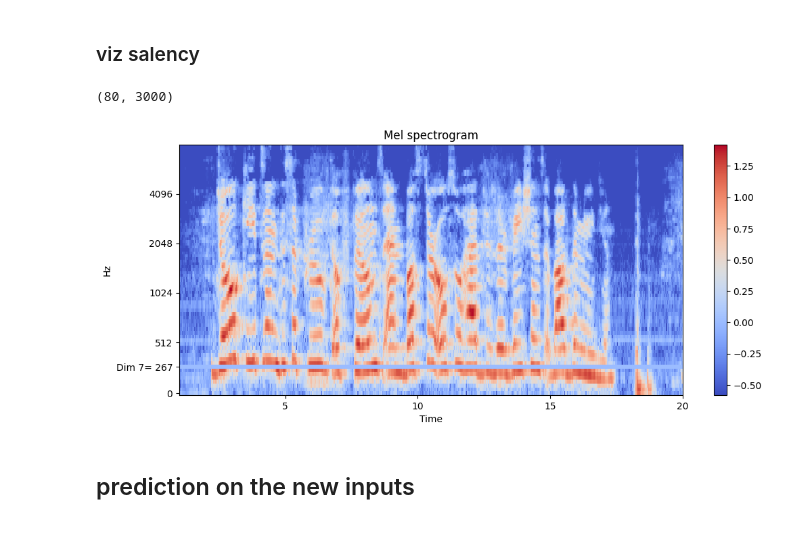
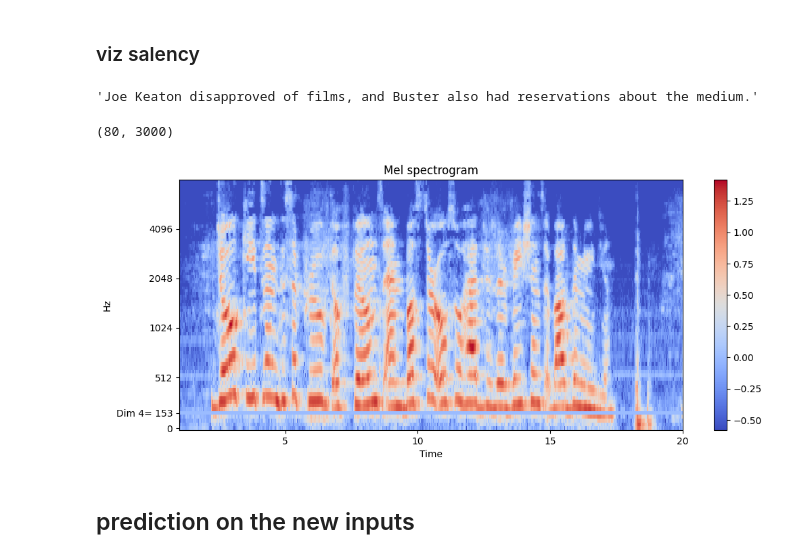
Before and after one commit to diegoquezadac/BATS, a Jupyter notebook: inference.ipynb, the cells around one changed output. Drawn from its saved outputs; the diff is of its cells as text; code cells hidden in the pictures.

```diff
--- a/inference.ipynb
+++ b/inference.ipynb
@@ -289,7 +289,7 @@ def map_to_pred_with_saliency(batch):
     return batch
 # %%
 # Define la dimensión que quieres anular
-dim_to_zero_out = 7  # dimension a eliminar [0,79]
+dim_to_zero_out = 4  # dimension a eliminar [0,79]
 
 # Llama a .map() con el nuevo parámetro usando fn_kwargs
 cv_ds_saliency_prep = cv_ds_saliency.map(apply_processor, fn_kwargs={'dim_selected': dim_to_zero_out, 'saliency': True})
@@ -306,4 +306,8 @@ Saliency Array: [0. 0. 0. ... 0. 0. 0.]
 ### viz salency
 # %%
 mel_whisper_single_example = np.asarray(cv_ds_saliency_prep[0]['input_features'][0])
+# %%
+cv_ds_saliency_prep[0]['sentence']
+# %% [output]
+'Joe Keaton disapproved of films, and Buster also had reservations about the medium.'
 # %%
@@ -315,26 +319,26 @@ mel_whisper_single_example.shape()
 mel_frequencies = librosa.mel_frequencies(n_mels=80, fmax=8000)
 
 # La frecuencia correspondiente a la séptima banda de Mel en Hz
-frequency_of_seventh_mel_band = mel_frequencies[7]
+frequency_of_seventh_mel_band = mel_frequencies[4]
 # %%
 plt.figure().set_figwidth(12)
 librosa.display.specshow(mel_whisper_single_example, x_axis="time", y_axis="mel", sr=sr, fmax=8000)
 plt.xlim([1, 20])
 # Obtener los ticks actuales
 current_yticks = plt.gca().get_yticks()
 y_ticks_labels = [str(int(element)) for element in current_yticks]
 # Combinar los ticks actuales con el nuevo tick
 all_yticks = np.append(current_yticks, frequency_of_seventh_mel_band)
-all_ytick_labels = y_ticks_labels + [f"Dim 7= {frequency_of_seventh_mel_band:.0f}"]
+all_ytick_labels = y_ticks_labels + [f"Dim {dim_to_zero_out}= {frequency_of_seventh_mel_band:.0f}"]
 
 # Establecer los ticks y etiquetas actualizados
 plt.yticks(all_yticks, all_ytick_labels)
 #plt.yticks([frequency_of_seventh_mel_band], ["Dimension 7"])
 plt.colorbar()
 plt.title("Mel spectrogram")
 plt.show()
 # %% [output]
-[figure, old version]
+[figure, new version]
 # %% [markdown]
 ## prediction on the new inputs
 # %%
```
Also changed, not shown: parts of 1 cell of this notebook, 4 other files.
